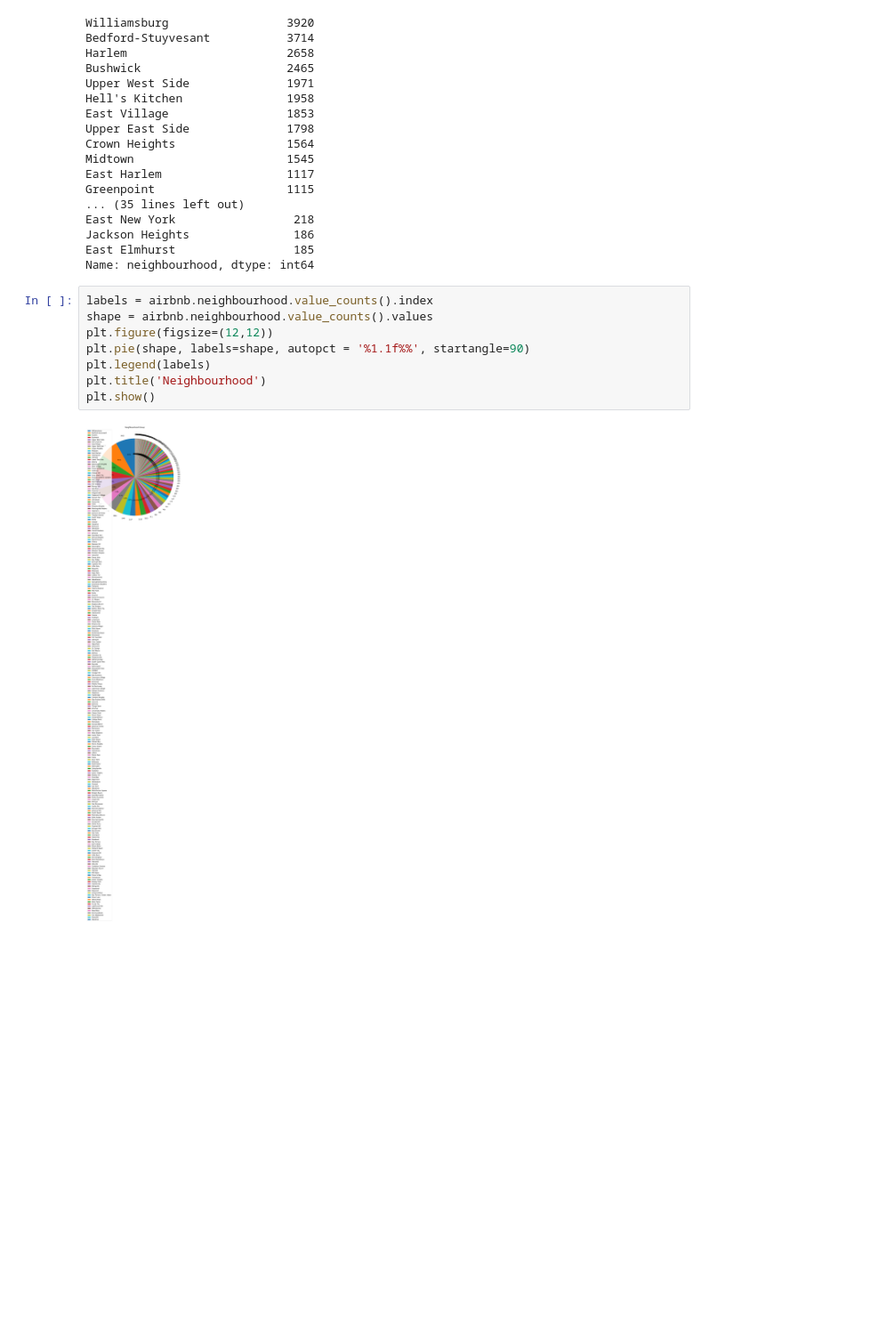
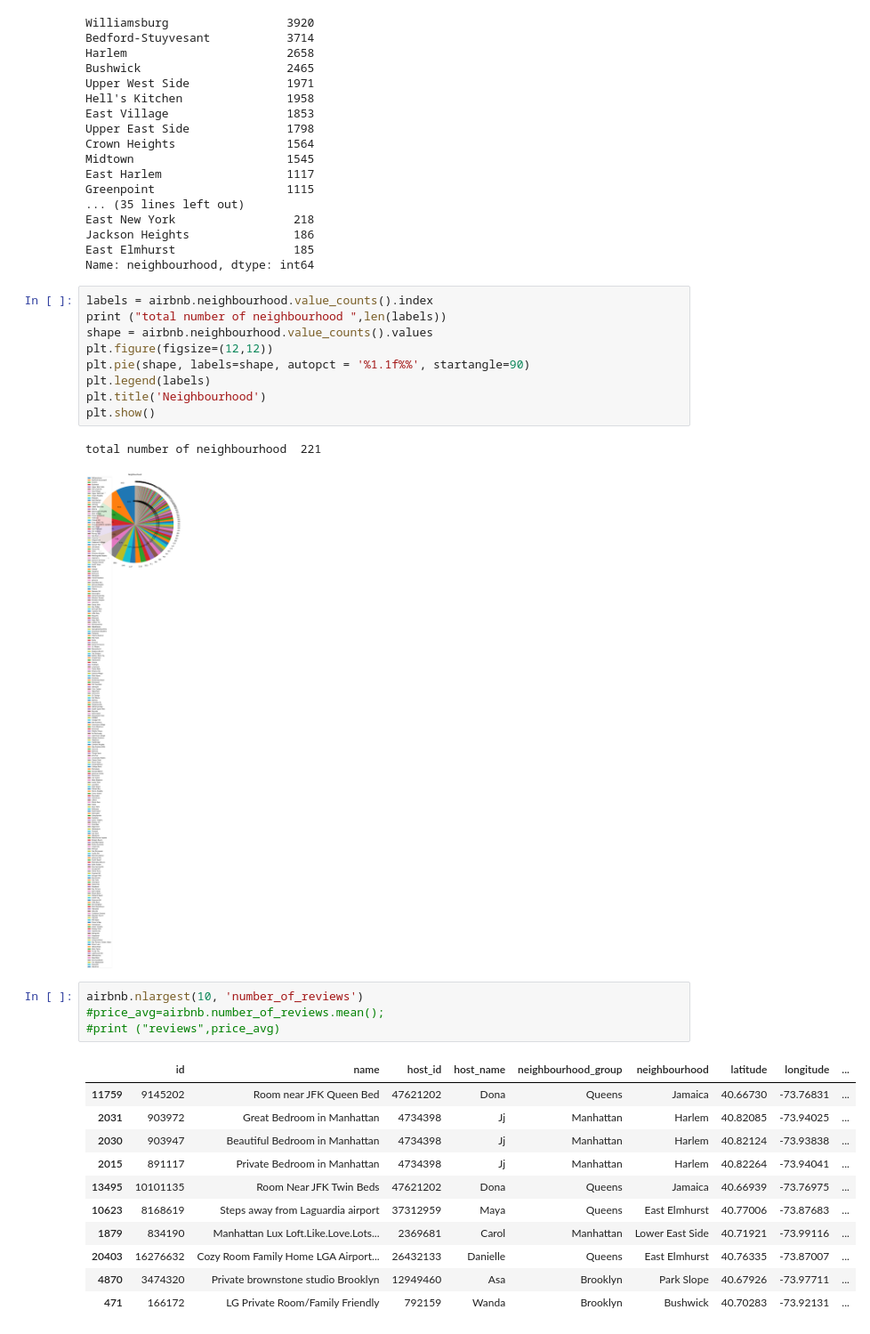
Before and after one commit to sravyagadam/EDA_Capstone, a Jupyter notebook: Copy_of_Airbnb_Bookings_Analysis_Capstone_Project.ipynb, the cells around one changed output. Shown: that part at 89% size. Saved outputs shown, nothing was run; the diff lists cells and outputs as text; blank space fills up the shorter version.

```diff
--- a/Copy_of_Airbnb_Bookings_Analysis_Capstone_Project.ipynb
+++ b/Copy_of_Airbnb_Bookings_Analysis_Capstone_Project.ipynb
@@ -90,6 +87,7 @@ East Elmhurst                 185
 Name: neighbourhood, dtype: int64
 # %%
 labels = airbnb.neighbourhood.value_counts().index
+print ("total number of neighbourhood ",len(labels))
 shape = airbnb.neighbourhood.value_counts().values
 plt.figure(figsize=(12,12))
 plt.pie(shape, labels=shape, autopct = '%1.1f%%', startangle=90)
@@ -97,4 +95,21 @@ plt.legend(labels)
 plt.title('Neighbourhood')
 plt.show()
 # %% [output]
+total number of neighbourhood  221
-[figure, old version]
+[figure, new version]
+# %%
+airbnb.nlargest(10, 'number_of_reviews')
+#price_avg=airbnb.number_of_reviews.mean();
+#print ("reviews",price_avg)
+# %% [output]
+|  | id | name | host_id | host_name | neighbourhood_group | neighbourhood | latitude | longitude | ... |
+| 11759 | 9145202 | Room near JFK Queen Bed | 47621202 | Dona | Queens | Jamaica | 40.66730 | -73.76831 | ... |
+| 2031 | 903972 | Great Bedroom in Manhattan | 4734398 | Jj | Manhattan | Harlem | 40.82085 | -73.94025 | ... |
+| 2030 | 903947 | Beautiful Bedroom in Manhattan | 4734398 | Jj | Manhattan | Harlem | 40.82124 | -73.93838 | ... |
+| 2015 | 891117 | Private Bedroom in Manhattan | 4734398 | Jj | Manhattan | Harlem | 40.82264 | -73.94041 | ... |
+| 13495 | 10101135 | Room Near JFK Twin Beds | 47621202 | Dona | Queens | Jamaica | 40.66939 | -73.76975 | ... |
+| 10623 | 8168619 | Steps away from Laguardia airport | 37312959 | Maya | Queens | East Elmhurst | 40.77006 | -73.87683 | ... |
+| 1879 | 834190 | Manhattan Lux Loft.Like.Love.Lots... | 2369681 | Carol | Manhattan | Lower East Side | 40.71921 | -73.99116 | ... |
+| 20403 | 16276632 | Cozy Room Family Home LGA Airport... | 26432133 | Danielle | Queens | East Elmhurst | 40.76335 | -73.87007 | ... |
+| 4870 | 3474320 | Private brownstone studio Brooklyn | 12949460 | Asa | Brooklyn | Park Slope | 40.67926 | -73.97711 | ... |
+| 471 | 166172 | LG Private Room/Family Friendly | 792159 | Wanda | Brooklyn | Bushwick | 40.70283 | -73.92131 | ... |
```
Also changed, not shown: parts of 3 cells of this notebook.
